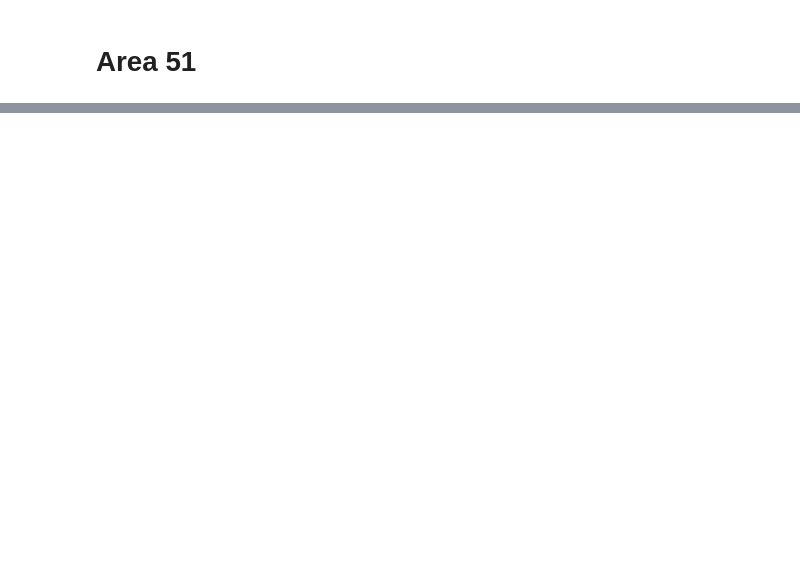
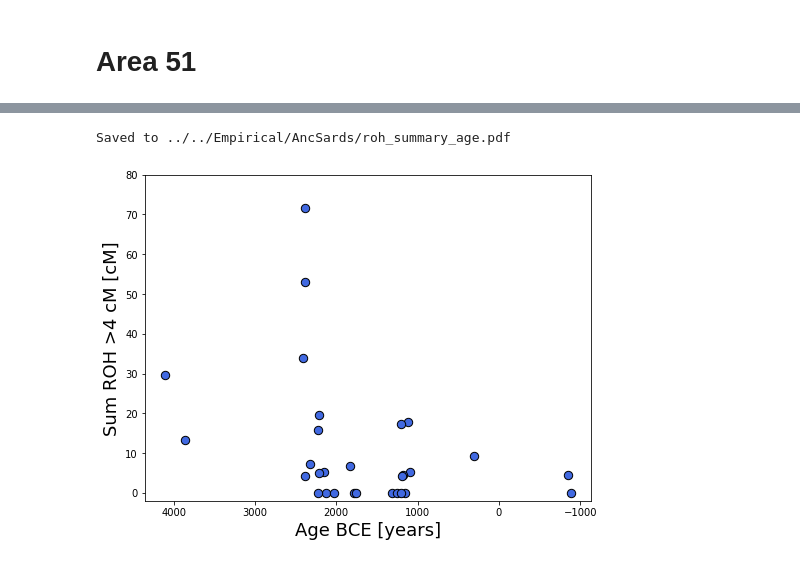
Before and after one commit to hringbauer/hapROH, a Jupyter notebook: Notebooks/Figures/plotROHAncsard.ipynb, the cells around one changed output, grey strips where cells are left out. Saved outputs shown, nothing was run; the diff lists cells and outputs as text; code cells hidden in the pictures; blank space fills up the shorter version.

```diff
--- a/Notebooks/Figures/plotROHAncsard.ipynb
+++ b/Notebooks/Figures/plotROHAncsard.ipynb
@@ -171,0 +130,3 @@ Longer than > 4 cM: 30/119
+# %%
+df1 = create_ancsard_df()
+meta_df = pd.read_csv(meta_path)  # Load the Meta File
@@ -171,0 +156,33 @@ Longer than > 4 cM: 30/119
+# %%
+def plot_age_roh(savepath = "../../Empirical/AncSards/roh_summary_age.pdf", save=False, ylim=[]):
+    """Plot ROH against Age"""
+    fsl = 18
+
+    meta_df = pd.read_csv(meta_path)  # Load the Meta File
+    full_df = pd.merge(df1, meta_df[["iid","n_cov_snp", "age"]], on="iid", how="left")
+    x, y = full_df["age"]-1950, full_df["sum_roh"]
+
+    plt.figure(figsize=(8,6))
+    plt.scatter(x, y, c="royalblue", s=70, edgecolors="k")
+    plt.xlabel("Age BCE [years]", fontsize=fsl)
+    #plt.xlabel("SNPs covered", fontsize=fsl)
+    plt.ylabel("Sum ROH >4 cM [cM]", fontsize=fsl)
+    plt.gca().invert_xaxis()
+    #plt.title("Consanguinity in ancient Sardinians", fontsize=fsl)
+
+    #for i, txt in enumerate(full_df["iid"]):
+    #    plt.annotate(txt, (x[i], y[i]))
+
+    if len(ylim)>0:
+        plt.ylim(ylim)
+
+    if save==True:
+        plt.savefig(savepath, bbox_inches = 'tight', pad_inches = 0)
+        print(f"Saved to {savepath}")
+
+    plt.show()
+# %%
+plot_age_roh(save=True, ylim=[-2,80])
+# %% [output]
+Saved to ../../Empirical/AncSards/roh_summary_age.pdf
+[figure, added]
```
Also changed, not shown: parts of 7 cells of this notebook, 2 other files.
